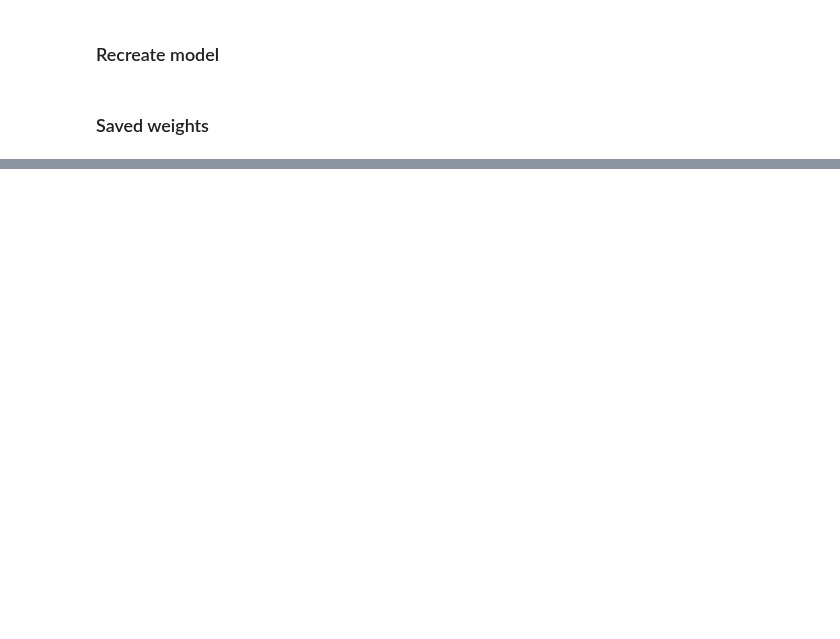
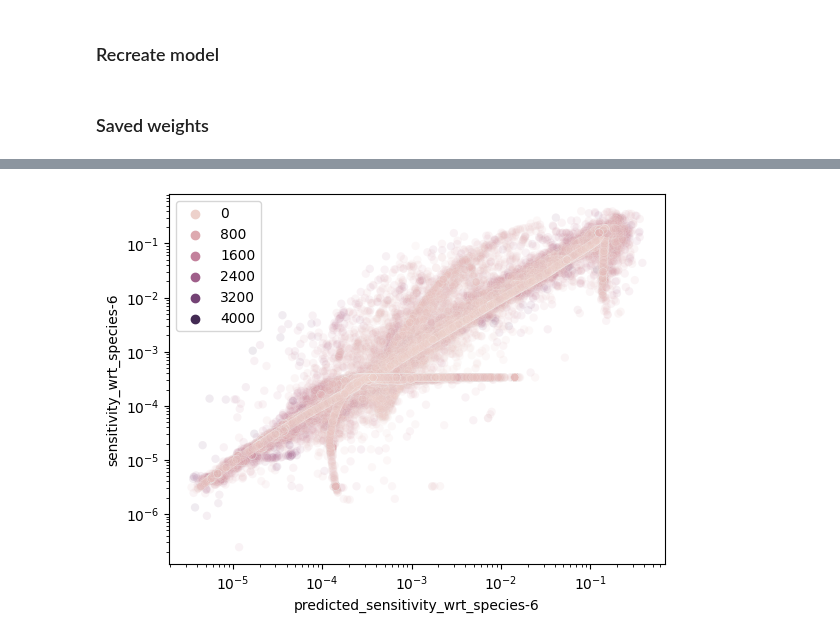
Before and after one commit to olive004/EvoScaper, a Jupyter notebook: notebooks/07_apply_circuit_selection.ipynb, the cells around one changed output, grey strips where cells are left out. Cells and saved outputs as stored; diff of their text form; code cells hidden in the pictures; blank space fills up the shorter version.

```diff
--- a/notebooks/07_apply_circuit_selection.ipynb
+++ b/notebooks/07_apply_circuit_selection.ipynb
@@ -143,0 +159,18 @@ pred_y.shape
+# %%
+
+data['predicted_' + target_circ_func] = np.power(
+    10,
+    model.apply(p, rng, xscaler.fit_transform(data[get_true_interaction_cols(
+        data, 'energies', remove_symmetrical=True)].values), call_kwargs={'inference': True, 'logging': False})
+    )
+# %%
+filt = data['sample_name'] == INPUT_SPECIES
+sns.scatterplot(data[filt],
+                x='predicted_' + target_circ_func,
+                y=target_circ_func,
+                alpha=0.1,
+                hue=np.power(data[filt][get_true_interaction_cols(data, 'energies', remove_symmetrical=True)].sum(axis=1), 2))
+plt.xscale('log')
+plt.yscale('log')
+# %% [output]
+[figure, added]
```
Also changed, not shown: parts of 11 cells of this notebook, 4 other files.
